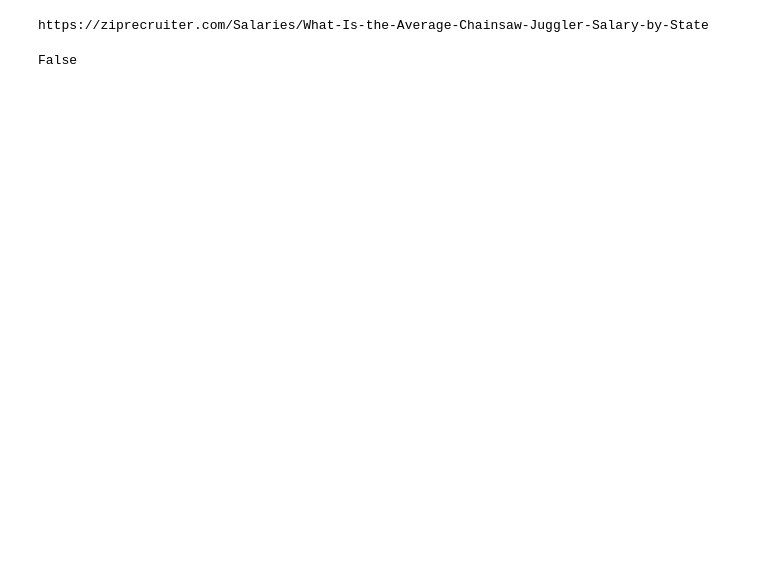
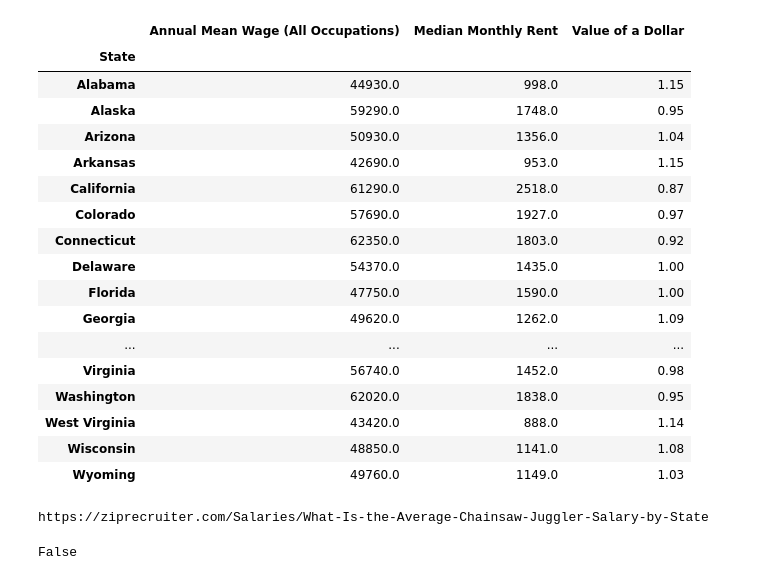
Before and after one commit to Mike-Xie/US_Salaries, a Jupyter notebook: notebook.ipynb, the cells around one changed output. Drawn from its saved outputs; the diff is of its cells as text; code cells hidden in the pictures; blank space fills up the shorter version.

```diff
--- a/notebook.ipynb
+++ b/notebook.ipynb
@@ -10,3 +71,52 @@ import matplotlib.pyplot as plt
+# %%
+"""
+    Static function to pull Value of a Dollar table from patriotsoftware which
+    we join and multiply on the salary by state to find dollar adjusted jobs
+"""
+def get_ppp_table():
+    # ppe url table and response
+    ppp_url = "https://www.patriotsoftware.com/blog/accounting/average-cost-living-by-state/"
+    ppp_response = requests.get(ppp_url, timeout=10)
+    # print(ppp_response)
+    ppp_text: List[pd.DataFrame] = pd.read_html(ppp_response.text, header=0)
+    ppp_table: pd.DataFrame = pd.concat(ppp_text)
+    # print(ppp_table.head())
+    # ppp_table.to_csv("usa_ppe_by_state.csv", index=False)
+    # print(type(ppp_table))
+    return ppp_table
+
+"""
+    Pre-processing function to replace $ value strings with floats so we can perform arithmetic on dataframes
+"""
+def replace_dollar_with_float(df):
+
+    df = df.set_index('State').apply(lambda x: (x.str.replace('[$,]', '').astype(float)))
+
+    return df
+
+
+ppp_table = replace_dollar_with_float(get_ppp_table())
+
+ppp_table
+# %% [output]
+|  | Annual Mean Wage (All Occupations) | Median Monthly Rent | Value of a Dollar |
+| State |  |  |  |
+| Alabama | 44930.0 | 998.0 | 1.15 |
+| Alaska | 59290.0 | 1748.0 | 0.95 |
+| Arizona | 50930.0 | 1356.0 | 1.04 |
+| Arkansas | 42690.0 | 953.0 | 1.15 |
+| California | 61290.0 | 2518.0 | 0.87 |
+| Colorado | 57690.0 | 1927.0 | 0.97 |
+| Connecticut | 62350.0 | 1803.0 | 0.92 |
+| Delaware | 54370.0 | 1435.0 | 1.00 |
+| Florida | 47750.0 | 1590.0 | 1.00 |
+| Georgia | 49620.0 | 1262.0 | 1.09 |
+| ... | ... | ... | ... |
+| Virginia | 56740.0 | 1452.0 | 0.98 |
+| Washington | 62020.0 | 1838.0 | 0.95 |
+| West Virginia | 43420.0 | 888.0 | 1.14 |
+| Wisconsin | 48850.0 | 1141.0 | 1.08 |
+| Wyoming | 49760.0 | 1149.0 | 1.03 |
 # %%
 """
     Function that takes a job title and returns True if a page
```
Also changed, not shown: parts of 7 cells of this notebook.
